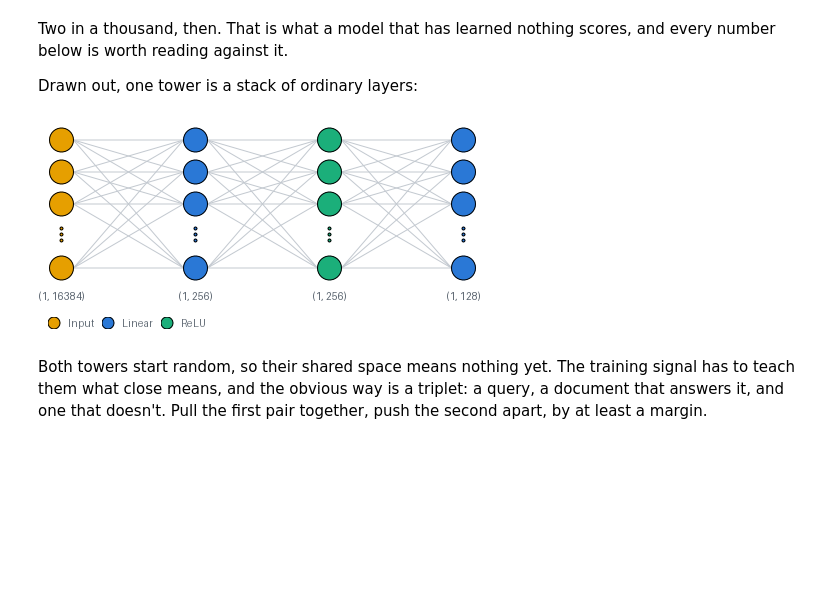
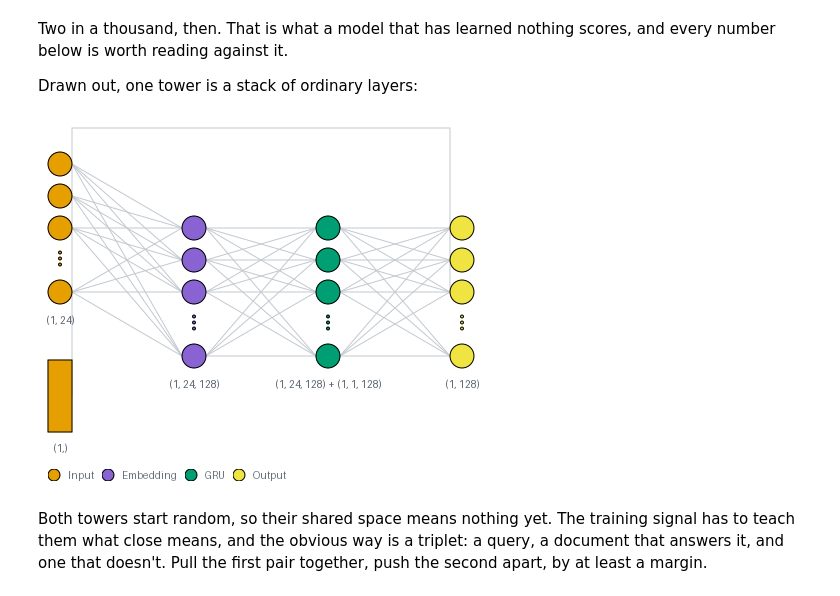
Before and after one commit to RoshBeed/roshbeed.github.io, a Jupyter notebook: posts/2026-06-15-two-tower-search/index.ipynb, the cells around one changed output. Cells and saved outputs as stored; diff of their text form; code cells hidden in the pictures; blank space fills up the shorter version.

```diff
--- a/posts/2026-06-15-two-tower-search/index.ipynb
+++ b/posts/2026-06-15-two-tower-search/index.ipynb
@@ -277,43 +275,3 @@ collection. That is the whole task.
 Each half of a title becomes a bag of hashed words, and the two towers turn those
 into unit vectors. Recall@10 asks how often the right document lands in the top ten
 of all five thousand, and chance is the number to hold it against.
-# %%
-DIM = 2**14
-
-def encode(sequences):
-    """Bag of hashed words. crc32 rather than hash() — Python's is salted per process."""
-    X = torch.zeros(len(sequences), DIM)
-    for i, words in enumerate(sequences):
-        for w in words:
-            X[i, zlib.crc32(w.encode()) % DIM] += 1.0
-        if words:
-            X[i] /= len(words)
-    return X
-
-rng = np.random.default_rng(0)
-order = rng.permutation(len(pairs))
-train_ids, test_ids = order[:40_000], order[40_000:45_000]
-
-Q, D = encode([pairs[i][0] for i in train_ids]), encode([pairs[i][1] for i in train_ids])
-Q_test = encode([pairs[i][0] for i in test_ids])
-D_test = encode([pairs[i][1] for i in test_ids])
-
-class Tower(nn.Module):
-    """Text in, a unit vector out. The query and document sides get one each."""
-
-    def __init__(self, out=128):
-        super().__init__()
-        self.net = nn.Sequential(nn.Linear(DIM, 256), nn.ReLU(), nn.Linear(256, out))
-
-    def forward(self, x):
-        return F.normalize(self.net(x), dim=-1)
-
-def recall_at_10(query_tower, doc_tower):
-    with torch.no_grad():
-        similarity = query_tower(Q_test) @ doc_tower(D_test).T
-        top = similarity.topk(10, dim=1).indices
-        return (top == torch.arange(len(Q_test)).unsqueeze(1)).any(1).float().mean().item()
-
-CHANCE = 10 / len(D_test)
-print(f"{len(Q):,} training pairs, {len(D_test):,} documents to search")
-print(f"chance recall@10 = {CHANCE:.4f}")
@@ -328,11 +351,12 @@ Drawn out, one tower is a stack of ordinary layers:
 # %%
 #| label: fig-tower
 #| fig-cap: One tower. The query and document sides are each one of these, with separate weights, and the output is normalised so a dot product between two of them is a cosine.
 #| fig-alt: 'A four-column neural network diagram: the input, a hidden layer, its activation and the output, each drawn as a stack of circles fully connected to the next, with the shape of each labelled underneath.'
 
-diagram(Tower(), input_shape=(1, DIM))
+diagram(Tower(), input_shape=((1, MAX_LEN), (1,)),
+        input_dtype=(torch.long, torch.long))
 # %% [output]
-[figure, old version]
+[figure, new version]
 # %% [markdown]
 Both towers start random, so their shared space means nothing yet. The training
 signal has to teach them what close means, and the obvious way is a triplet: a
```
Also changed, not shown: parts of 10 cells of this notebook.
